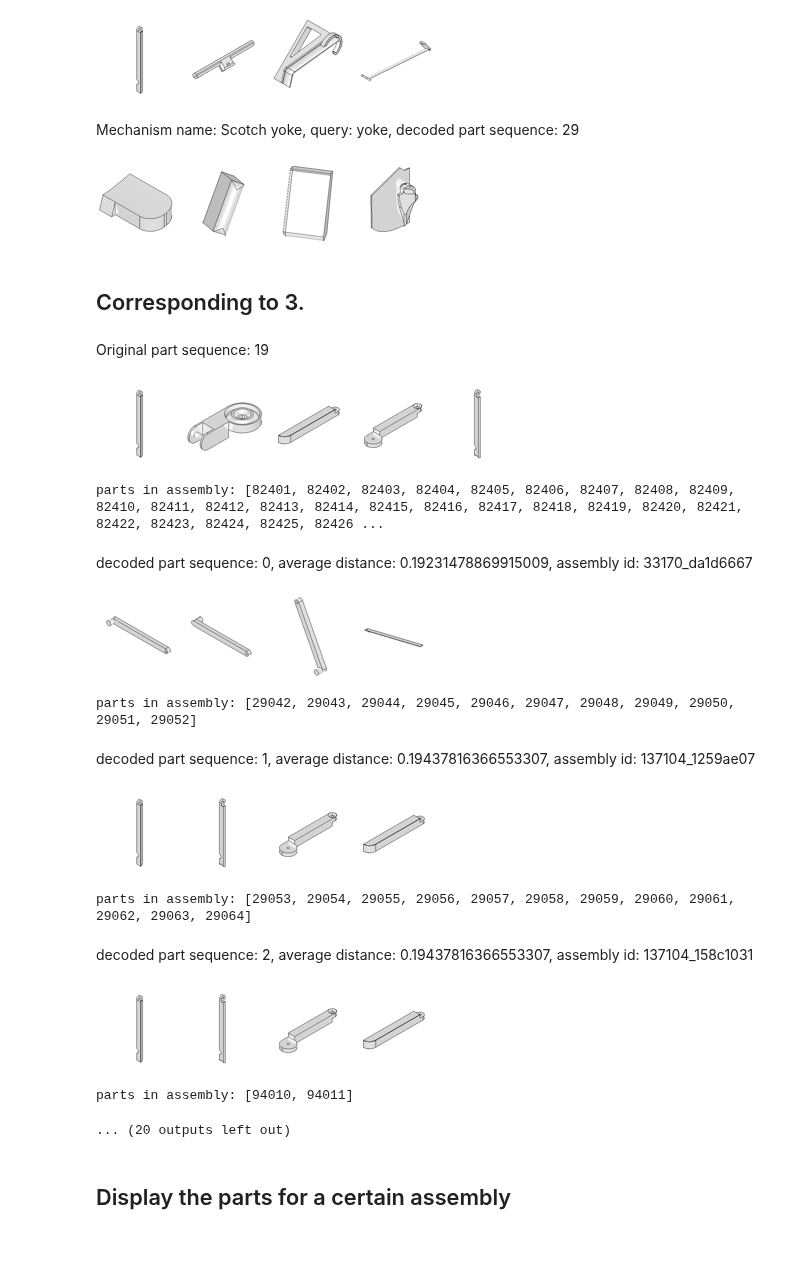
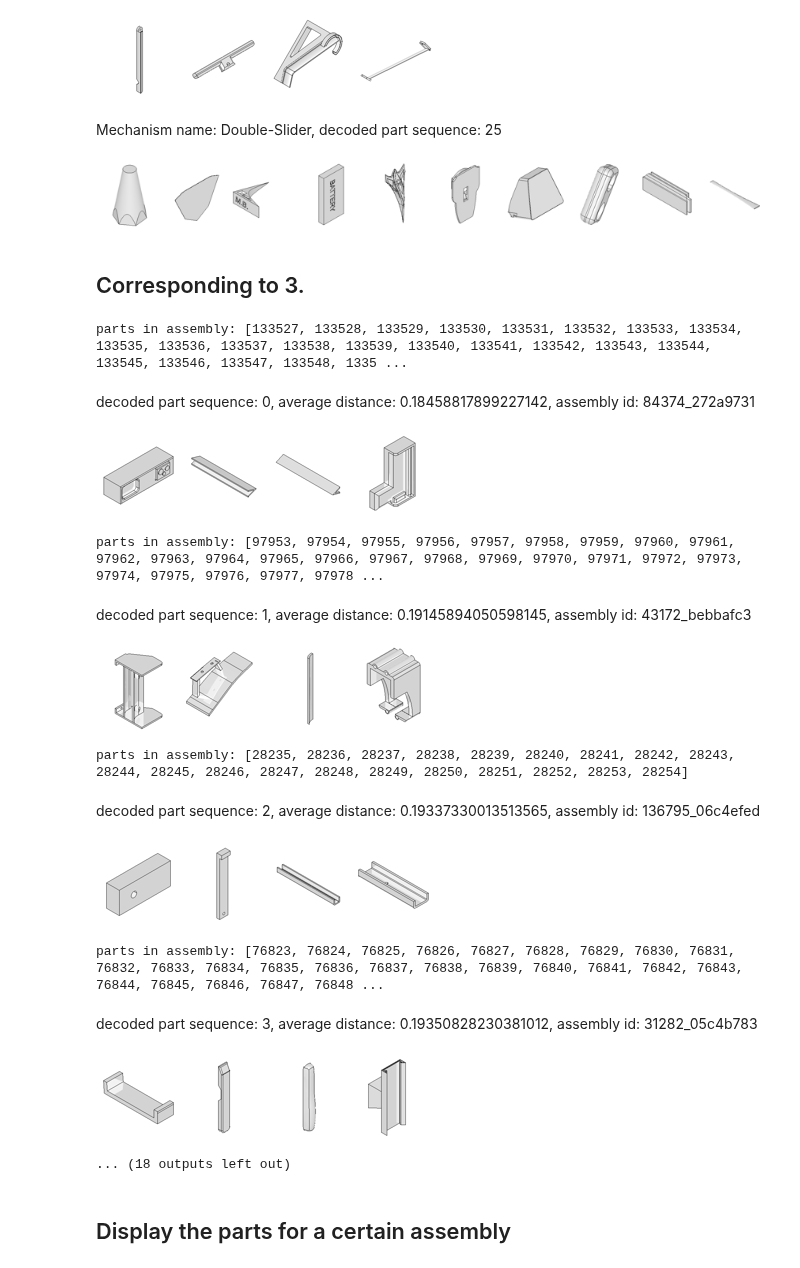
Before and after one commit to gymbeijing/mechanism-identification-public, a Jupyter notebook: search_parts.ipynb, the cells around one changed output. Saved outputs shown, nothing was run; the diff lists cells and outputs as text; code cells hidden in the pictures.

Commit message:
Used mechanism name as query

```diff
--- a/search_parts.ipynb
+++ b/search_parts.ipynb
@@ -62,9 +62,9 @@ valid_aid_list = list(all_part_graph.keys())   # 5462: # assemblies having conta
 # %% [markdown]
 # Global variable - CLIP query
 # %%
-query_seq = torch.load("model_outputs/query_seq_0801_161839_last.pt")   # [10377, 10, 512]
+query_seq = torch.load("model_outputs/mech_query_seq_0801_161839_last.pt")   # [10377, 10, 512]
 # %%
-with open('./processed_data/clip_query_metadata.json') as fp:
+with open('./processed_data/clip_mech_query_metadata.json') as fp:
     mech_part_names = json.load(fp)
 # %% [markdown]
 # Display norm
@@ -991,21 +975,22 @@ Decoded part sequence: 19
 [figure]
 # %%
 vid = '00'
-query_seq_idx = 29
+query_seq_idx = 25
 mech_names = mech_part_names['mech_name']
-part_names = mech_part_names['part_name']
+# part_names = mech_part_names['part_name']
 
 img_md_list = []
 for img_idx in all_query_closest_emb_list[query_seq_idx]:
     img_md = all_md[img_idx]
     img_md_list.append(img_md)
 
 img_name_list = extend_metadata_to_filepath(img_md_list, vid)
 
-display_image_grid(f'Mechanism name: {mech_names[query_seq_idx]}, query: {part_names[query_seq_idx]}, decoded part sequence: {query_seq_idx}', img_name_list)
+# display_image_grid(f'Mechanism name: {mech_names[query_seq_idx]}, query: {part_names[query_seq_idx]}, decoded part sequence: {query_seq_idx}', img_name_list)
+display_image_grid(f'Mechanism name: {mech_names[query_seq_idx]}, decoded part sequence: {query_seq_idx}', img_name_list)
 # %% [output]
-Mechanism name: Scotch yoke, query: yoke, decoded part sequence: 29
+Mechanism name: Double-Slider, decoded part sequence: 25
-[figure, old version]
+[figure, new version]
 # %%
 target = all_ori_closest_emb_list[3]
 # %%
@@ -1041,19 +1026,19 @@ for dec_seq_idx, (aid, (indices, avg_dist)) in enumerate(decoded_seq[:10]):
 
     display_image_grid(f'decoded part sequence: {dec_seq_idx}, average distance: {avg_dist}, assembly id: {aid}', img_name_list)
 # %% [output]
+parts in assembly: [133527, 133528, 133529, 133530, 133531, 133532, 133533, 133534, 133535, 133536, 133537, 133538, 133539, 133540, 133541, 133542, 133543, 133544, 133545, 133546, 133547, 133548, 1335 ...
-Original part sequence: 19
+decoded part sequence: 0, average distance: 0.18458817899227142, assembly id: 84374_272a9731
-[figure, old version]
+[figure, new version]
-parts in assembly: [82401, 82402, 82403, 82404, 82405, 82406, 82407, 82408, 82409, 82410, 82411, 82412, 82413, 82414, 82415, 82416, 82417, 82418, 82419, 82420, 82421, 82422, 82423, 82424, 82425, 82426 ...
+parts in assembly: [97953, 97954, 97955, 97956, 97957, 97958, 97959, 97960, 97961, 97962, 97963, 97964, 97965, 97966, 97967, 97968, 97969, 97970, 97971, 97972, 97973, 97974, 97975, 97976, 97977, 97978 ...
-decoded part sequence: 0, average distance: 0.19231478869915009, assembly id: 33170_da1d6667
+decoded part sequence: 1, average distance: 0.19145894050598145, assembly id: 43172_bebbafc3
-[figure, old version]
+[figure, new version]
-parts in assembly: [29042, 29043, 29044, 29045, 29046, 29047, 29048, 29049, 29050, 29051, 29052]
+parts in assembly: [28235, 28236, 28237, 28238, 28239, 28240, 28241, 28242, 28243, 28244, 28245, 28246, 28247, 28248, 28249, 28250, 28251, 28252, 28253, 28254]
-decoded part sequence: 1, average distance: 0.19437816366553307, assembly id: 137104_1259ae07
+decoded part sequence: 2, average distance: 0.19337330013513565, assembly id: 136795_06c4efed
-[figure, old version]
+[figure, new version]
-parts in assembly: [29053, 29054, 29055, 29056, 29057, 29058, 29059, 29060, 29061, 29062, 29063, 29064]
+parts in assembly: [76823, 76824, 76825, 76826, 76827, 76828, 76829, 76830, 76831, 76832, 76833, 76834, 76835, 76836, 76837, 76838, 76839, 76840, 76841, 76842, 76843, 76844, 76845, 76846, 76847, 76848 ...
-decoded part sequence: 2, average distance: 0.19437816366553307, assembly id: 137104_158c1031
+decoded part sequence: 3, average distance: 0.19350828230381012, assembly id: 31282_05c4b783
-[figure, old version]
+[figure, new version]
-parts in assembly: [94010, 94011]
-... (20 outputs left out)
+... (18 outputs left out)
 # %% [markdown]
 ## Display the parts for a certain assembly
 # %%
```
Also changed, not shown: parts of 4 cells of this notebook, 2 other files.
